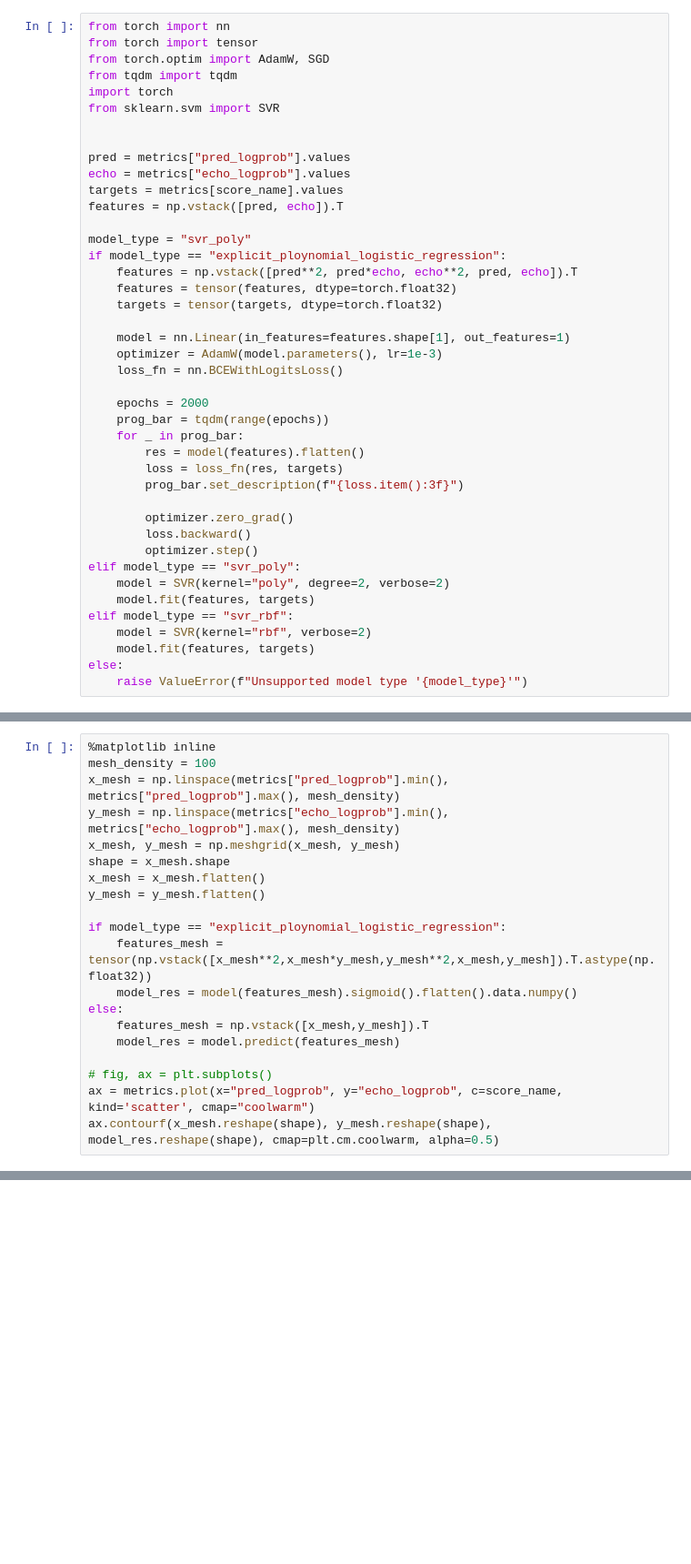
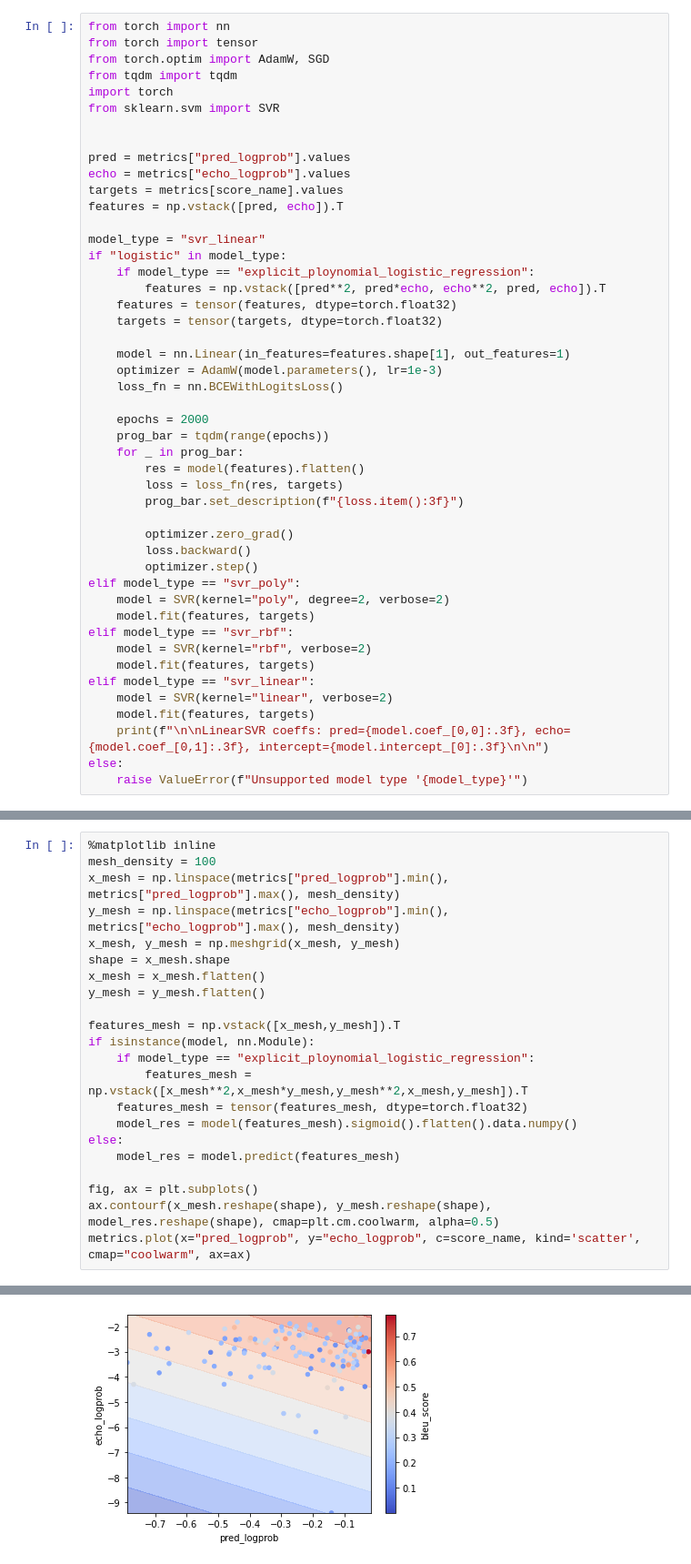
Before and after one commit to TomerRonen34/last_projects_playground, a Jupyter notebook: confidence_estimation/plot.ipynb, the cells around one changed output, grey strips where cells are left out. Shown at 91% size. Cells and saved outputs as stored; diff of their text form; blank space fills up the shorter version.

```diff
--- a/confidence_estimation/plot.ipynb
+++ b/confidence_estimation/plot.ipynb
@@ -64,9 +105,10 @@ echo = metrics["echo_logprob"].values
 targets = metrics[score_name].values
 features = np.vstack([pred, echo]).T
 
-model_type = "svr_poly"
-if model_type == "explicit_ploynomial_logistic_regression":
-    features = np.vstack([pred**2, pred*echo, echo**2, pred, echo]).T
+model_type = "svr_linear"
+if "logistic" in model_type:
+    if model_type == "explicit_ploynomial_logistic_regression":
+        features = np.vstack([pred**2, pred*echo, echo**2, pred, echo]).T
     features = tensor(features, dtype=torch.float32)
     targets = tensor(targets, dtype=torch.float32)
 
@@ -90,5 +132,9 @@ elif model_type == "svr_poly":
 elif model_type == "svr_rbf":
     model = SVR(kernel="rbf", verbose=2)
     model.fit(features, targets)
+elif model_type == "svr_linear":
+    model = SVR(kernel="linear", verbose=2)
+    model.fit(features, targets)
+    print(f"\n\nLinearSVR coeffs: pred={model.coef_[0,0]:.3f}, echo={model.coef_[0,1]:.3f}, intercept={model.intercept_[0]:.3f}\n\n")
 else:
     raise ValueError(f"Unsupported model type '{model_type}'")
@@ -110,13 +170,16 @@ shape = x_mesh.shape
 x_mesh = x_mesh.flatten()
 y_mesh = y_mesh.flatten()
 
-if model_type == "explicit_ploynomial_logistic_regression":
-    features_mesh = tensor(np.vstack([x_mesh**2,x_mesh*y_mesh,y_mesh**2,x_mesh,y_mesh]).T.astype(np.float32))
+features_mesh = np.vstack([x_mesh,y_mesh]).T
+if isinstance(model, nn.Module):
+    if model_type == "explicit_ploynomial_logistic_regression":
+        features_mesh = np.vstack([x_mesh**2,x_mesh*y_mesh,y_mesh**2,x_mesh,y_mesh]).T
+    features_mesh = tensor(features_mesh, dtype=torch.float32)
     model_res = model(features_mesh).sigmoid().flatten().data.numpy()
 else:
-    features_mesh = np.vstack([x_mesh,y_mesh]).T
     model_res = model.predict(features_mesh)
 
-# fig, ax = plt.subplots()
-ax = metrics.plot(x="pred_logprob", y="echo_logprob", c=score_name, kind='scatter', cmap="coolwarm")
+fig, ax = plt.subplots()
 ax.contourf(x_mesh.reshape(shape), y_mesh.reshape(shape), model_res.reshape(shape), cmap=plt.cm.coolwarm, alpha=0.5)
+metrics.plot(x="pred_logprob", y="echo_logprob", c=score_name, kind='scatter', cmap="coolwarm", ax=ax)
+# %% [output]
@@ -122,0 +187 @@ ax.contourf(x_mesh.reshape(shape), y_mesh.reshape(shape), model_res.reshape(shap
+[figure, added]
```
Also changed, not shown: parts of 5 cells of this notebook, 1 other file.
